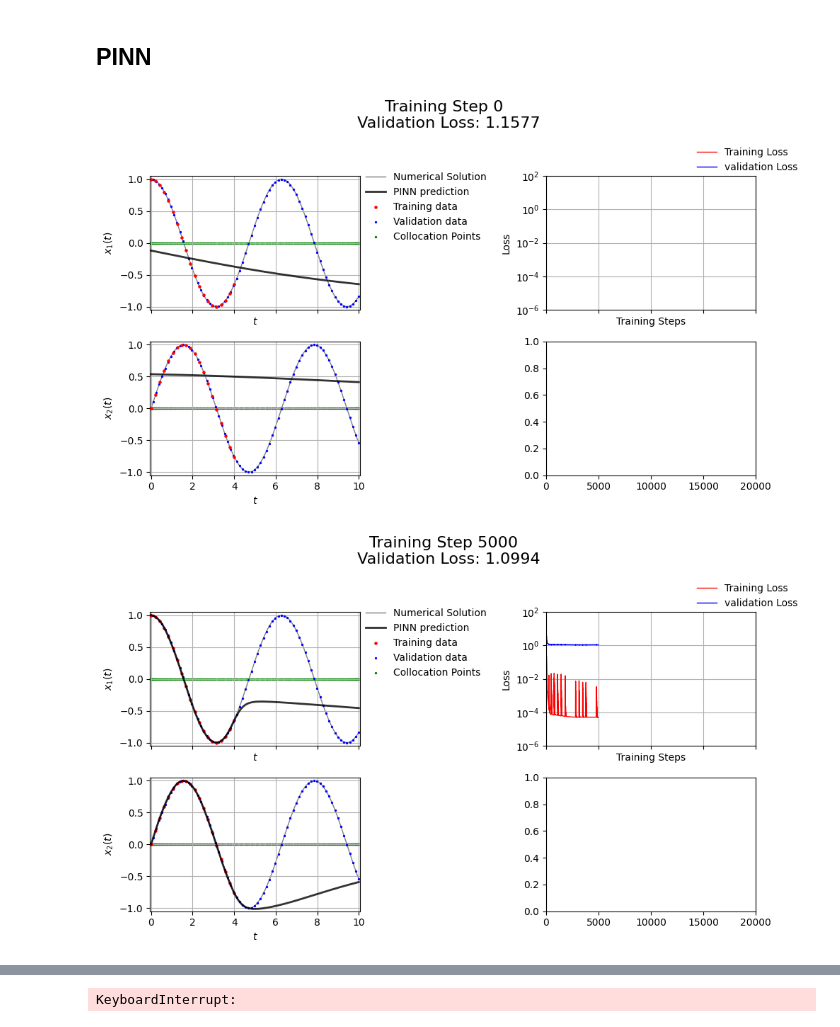
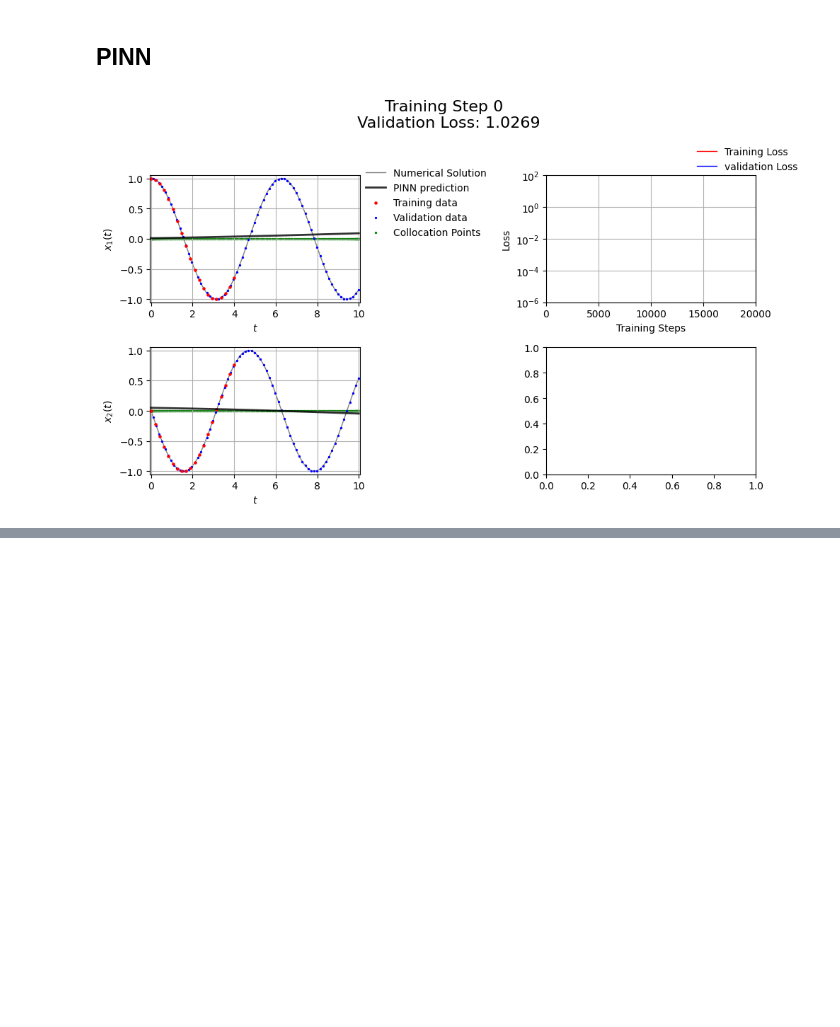
Before and after one commit to Mehdi-Haned/PINNs-Spring2025, a Jupyter notebook: systems/PINN_systems.ipynb, the cells around one changed output, grey strips where cells are left out. Drawn from its saved outputs; the diff is of its cells as text; code cells hidden in the pictures; blank space fills up the shorter version.

```diff
--- a/systems/PINN_systems.ipynb
+++ b/systems/PINN_systems.ipynb
@@ -28,7 +28,7 @@ t = torch.linspace(ti, tf, N).view(-1,1)
 
 # Numerical Solution
 def ODE(X, t):
-    dXdt = [-X[1], X[0]]
+    dXdt = [X[1], -X[0]]
     return dXdt
 
 solution = torch.from_numpy(odeint(ODE, X0, t.numpy().flatten())).view(-1,2)
@@ -122,10 +122,10 @@ t_validation = t_val.clone().requires_grad_(True)
 torch.manual_seed(123)
 
 # Define PINN model. 1 input, 1 output, 3 hidden layers of 32 nodes.
-PINN = FCN(1, 2, 32, 3, ti, tf)
+PINN = FCN(1, 2, 16, 3, ti, tf)
 
 # Uses the Adam optimizer
-optimizer = torch.optim.Adam(PINN.parameters(), lr = 1e-2)
+optimizer = torch.optim.Adam(PINN.parameters(), lr = 1e-4)
 
 # Exponential scheduler, multiplies learning rate (lr) by gamma every 2000 epochs
 # set gamma to 1 to basically disable
@@ -135,7 +135,8 @@ scheduler = torch.optim.lr_scheduler.ExponentialLR(optimizer, gamma=0.7)
 epochs = 20_000 + 1
 
 # Weights for loss function
-w1 = 1e-2 # weight for data velocity loss
+l1 = 1e0
+l2 = 1e0
 
 # used for making the gif
 files = []
@@ -158,10 +159,18 @@ for i in range(epochs):
     u1 = U[:,0].view(-1,1)
     u2 = U[:,1].view(-1,1)
 
-    MSE_1 = (u1 - x1_data)**2
-    MSE_2 = (u2 - x2_data)**2
+    u1_loss = (u1 - x1_data)**2
+    u2_loss = (u2 - x2_data)**2
 
-    data_loss = torch.mean(MSE_1 + MSE_2)
+    data_loss = torch.mean(u1_loss) + torch.mean(u2_loss)
+
+    du1 = torch.autograd.grad(u1, t_training, torch.ones_like(u1), create_graph=True)[0]
+    du2 = torch.autograd.grad(u2, t_training, torch.ones_like(u2), create_graph=True)[0]
+    du1_loss = (du1 - (u2))**2
+    du2_loss = (du2 - (-u1))**2
+
+
+    derivative_loss = torch.mean(du1_loss) + torch.mean(du2_loss)
 
     # Compute the ODE loss
     V   = PINN(t_physics)
@@ -171,12 +180,13 @@ for i in range(epochs):
     dv1 = torch.autograd.grad(v1, t_physics, torch.ones_like(v1), create_graph=True)[0]
     dv2 = torch.autograd.grad(v2, t_physics, torch.ones_like(v2), create_graph=True)[0]
 
-    ODE1_MSE = (dv1 - (-v2))**2
-    ODE2_MSE = (dv2 - (v1))**2
-    loss_ODE = torch.mean(ODE1_MSE + ODE2_MSE)
+    ODE1_MSE = (dv1 - (v2))**2
+    ODE2_MSE = (dv2 - (-v1))**2
+    loss_ODE = torch.mean(ODE1_MSE) + torch.mean(ODE2_MSE)
+
 
     # Compute total loss
-    loss = data_loss + w1*loss_ODE
+    loss = data_loss + l1*derivative_loss + l2*loss_ODE
     training_loss.append(loss.item())
 
     # Backpropagate the loss
@@ -186,7 +196,7 @@ for i in range(epochs):
     optimizer.step()
 
     # every 1000 epochs, multiply learning rate by gamma
-    if (i+1) % 2000 == 0: scheduler.step()
+    if (i+1) % 1000 == 0: scheduler.step()
 
 
     # ===
@@ -211,7 +221,7 @@ for i in range(epochs):
 
     loss_ODE_val = torch.mean(ODE1_val + ODE2_val)
 
-    loss_val = loss_value_val + w1*loss_ODE_val
+    loss_val = loss_value_val + l1*loss_ODE_val
     validation_loss.append(loss_val.item())
 
     # ===
@@ -224,7 +234,7 @@ for i in range(epochs):
         p2 = P[:,1]
         tp = t_physics.detach()
 
-        fig, axes = plt.subplots(nrows=2, ncols=2, figsize=(10, 6), sharex='col')
+        fig, axes = plt.subplots(nrows=2, ncols=2, figsize=(10, 6))
         fig.suptitle(f"Training Step {i} \n Validation Loss: {loss_val.item():.4f}", fontsize=16)
 
         axes[0,0].plot(t, x1, label="Numerical Solution", color='grey', lw=1, alpha=1, linestyle='-', zorder=1)
@@ -240,32 +250,32 @@ for i in range(epochs):
         axes[0,0].grid()
 
         axes[1,0].plot(t, x2, label="Numerical Solution", color='grey', lw=1, alpha=1, linestyle='-', zorder=1)
         axes[1,0].scatter(t_val, x2_val, color="blue", label="Validation data", s=2, zorder=2)
         axes[1,0].scatter(t_data, x2_data, color="red", label="Training data", s=5, zorder=3)
         axes[1,0].scatter(tp, 0*torch.ones_like(tp), color="green", label="Collocation Points", s=2, zorder=1)
         axes[1,0].plot(t, p2, label="PINN prediction", color='black', lw=2, alpha=0.8, linestyle='-', zorder=4)
         axes[1,0].set_xlim(ti-.05, tf+0.05)
         axes[1,0].set_ylim(-x2_max-.05, x2_max+0.05)
         axes[1,0].set_xlabel('$t$')
         axes[1,0].set_ylabel('$x_2(t)$')
         axes[1,0].grid()
 
         axes[0,1].plot(np.arange(i+1), training_loss, label="Training Loss", color='red', lw=1)
         axes[0,1].plot(np.arange(i+1), validation_loss, label="validation Loss", color='blue', lw=1)
         axes[0,1].set_xlabel('Training Steps')
         axes[0,1].set_ylabel('Loss')
         axes[0,1].set_xlim(0, epochs)
         axes[0,1].set_ylim(1e-6, 1e2)
         axes[0,1].set_yscale('log')
         axes[0,1].grid()
         axes[0,1].legend(frameon=False, loc=(0.7, 1))
 
 
         plt.tight_layout()
         if (i % 5_000) == 0:
+            plt.savefig("pinn_ode_solution.png", dpi=300, bbox_inches='tight')
             plt.show()
         else:
             plt.close("all")
 # %% [output]
-[figure, old version]
+[figure, new version]
-[figure, removed]
@@ -273 +281,0 @@ for i in range(epochs):
-KeyboardInterrupt:
```
Also changed, not shown: parts of 2 cells of this notebook, 1 other file.
